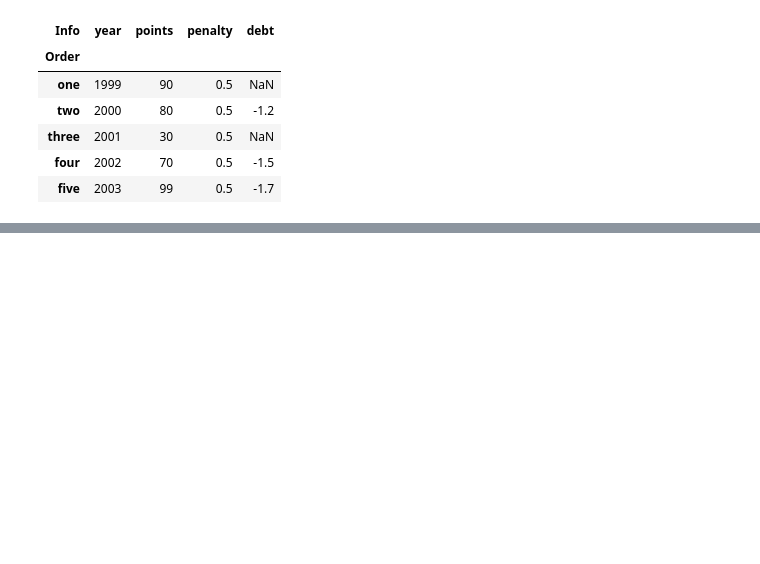
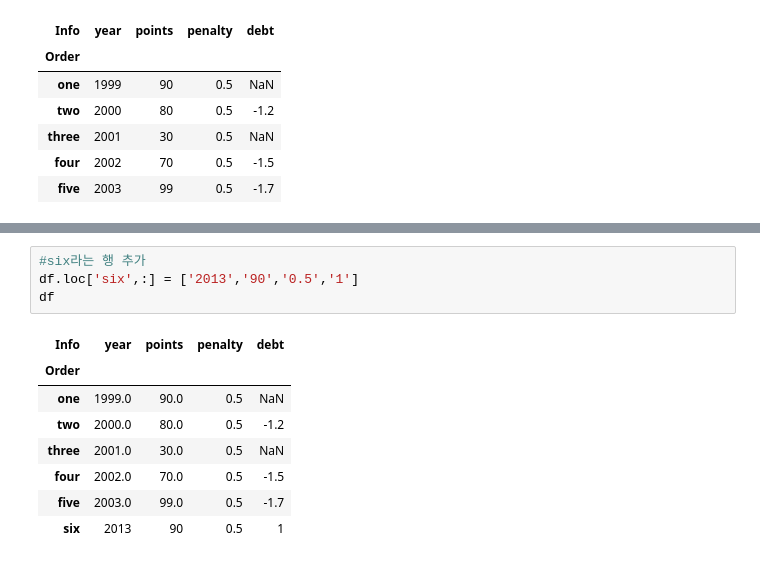
Before and after one commit to jjuhyeok/pandas-python-, a Jupyter notebook: pandas-base.ipynb, the cells around one changed output, grey strips where cells are left out. Cells and saved outputs as stored; diff of their text form; blank space fills up the shorter version.

```diff
--- a/pandas-base.ipynb
+++ b/pandas-base.ipynb
@@ -280,0 +335,13 @@ df
+# %%
+#six라는 행 추가
+df.loc['six',:] = ['2013','90','0.5','1']
+df
+# %% [output]
+| Info | year | points | penalty | debt |
+| Order |  |  |  |  |
+| one | 1999.0 | 90.0 | 0.5 | NaN |
+| two | 2000.0 | 80.0 | 0.5 | -1.2 |
+| three | 2001.0 | 30.0 | 0.5 | NaN |
+| four | 2002.0 | 70.0 | 0.5 | -1.5 |
+| five | 2003.0 | 99.0 | 0.5 | -1.7 |
+| six | 2013 | 90 | 0.5 | 1 |
```
Also changed, not shown: parts of 8 cells of this notebook.
